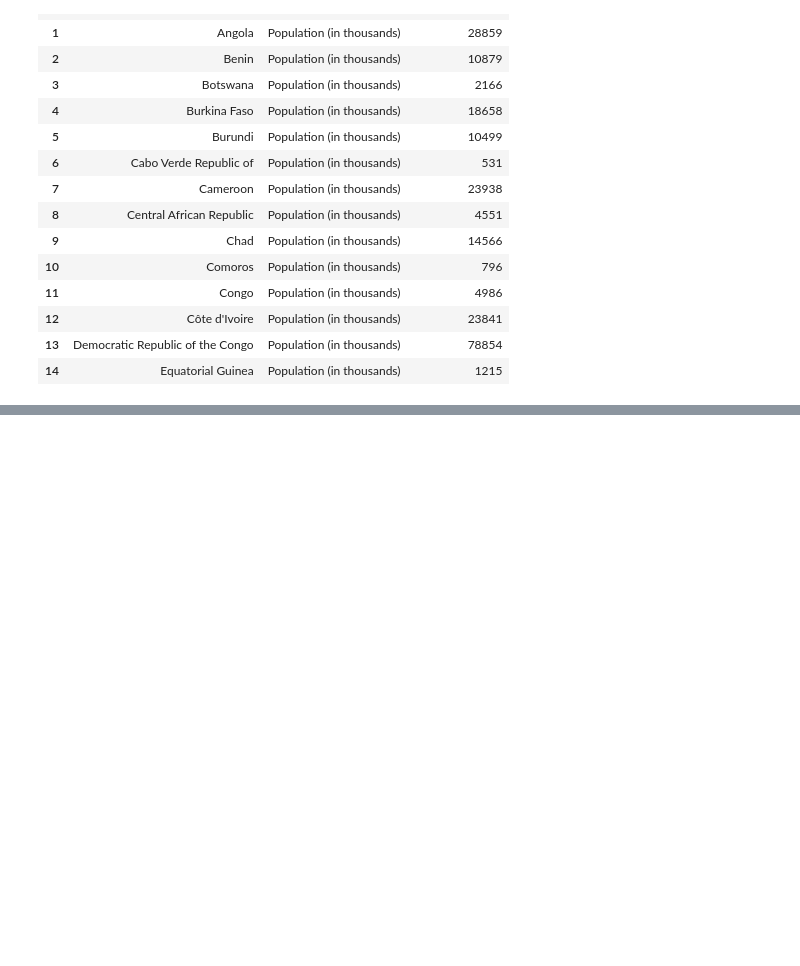
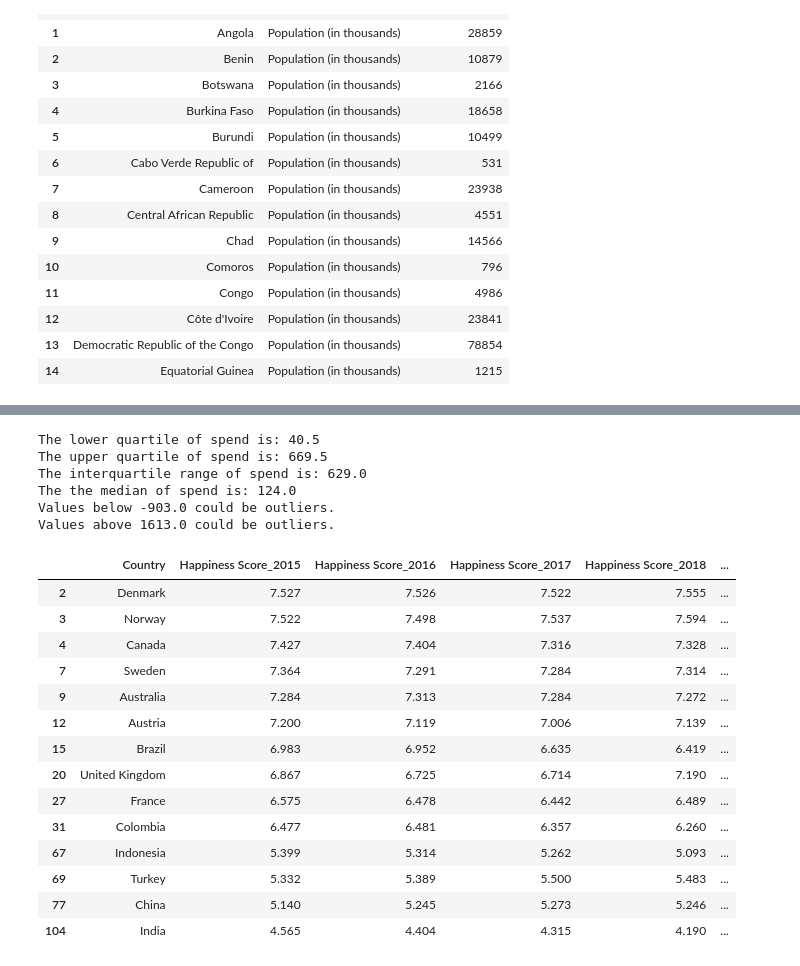
Before and after one commit to reginesgit/Factors-Contributing-to-a-Countrys-Happiness, a Jupyter notebook: Healthcare/healthmergehappy.ipynb, the cells around one changed output, grey strips where cells are left out. Cells and saved outputs as stored; diff of their text form; code cells hidden in the pictures; blank space fills up the shorter version.

```diff
--- a/Healthcare/healthmergehappy.ipynb
+++ b/Healthcare/healthmergehappy.ipynb
@@ -96,0 +153,41 @@ health_data_complete
+# %%
+#determine outliers
+quartiles = happy_health_df['Avg Spend'].quantile([.25,.5,.75])
+lowerq = quartiles[0.25]
+upperq = quartiles[0.75]
+iqr = upperq-lowerq
+
+print(f"The lower quartile of spend is: {lowerq}")
+print(f"The upper quartile of spend is: {upperq}")
+print(f"The interquartile range of spend is: {iqr}")
+print(f"The the median of spend is: {quartiles[0.5]} ")
+
+lower_bound = lowerq - (1.5*iqr)
+upper_bound = upperq + (1.5*iqr)
+print(f"Values below {lower_bound} could be outliers.")
+print(f"Values above {upper_bound} could be outliers.")
+
+outlier_spend = happy_health_df.loc[(happy_health_df['Avg Spend'] < lower_bound) | (happy_health_df['Avg Spend'] > upper_bound)]
+outlier_spend
+# %% [output]
+The lower quartile of spend is: 40.5
+The upper quartile of spend is: 669.5
+The interquartile range of spend is: 629.0
+The the median of spend is: 124.0
+Values below -903.0 could be outliers.
+Values above 1613.0 could be outliers.
+|  | Country | Happiness Score_2015 | Happiness Score_2016 | Happiness Score_2017 | Happiness Score_2018 | ... |
+| 2 | Denmark | 7.527 | 7.526 | 7.522 | 7.555 | ... |
+| 3 | Norway | 7.522 | 7.498 | 7.537 | 7.594 | ... |
+| 4 | Canada | 7.427 | 7.404 | 7.316 | 7.328 | ... |
+| 7 | Sweden | 7.364 | 7.291 | 7.284 | 7.314 | ... |
+| 9 | Australia | 7.284 | 7.313 | 7.284 | 7.272 | ... |
+| 12 | Austria | 7.200 | 7.119 | 7.006 | 7.139 | ... |
+| 15 | Brazil | 6.983 | 6.952 | 6.635 | 6.419 | ... |
+| 20 | United Kingdom | 6.867 | 6.725 | 6.714 | 7.190 | ... |
+| 27 | France | 6.575 | 6.478 | 6.442 | 6.489 | ... |
+| 31 | Colombia | 6.477 | 6.481 | 6.357 | 6.260 | ... |
+| 67 | Indonesia | 5.399 | 5.314 | 5.262 | 5.093 | ... |
+| 69 | Turkey | 5.332 | 5.389 | 5.500 | 5.483 | ... |
+| 77 | China | 5.140 | 5.245 | 5.273 | 5.246 | ... |
+| 104 | India | 4.565 | 4.404 | 4.315 | 4.190 | ... |
```
Also changed, not shown: parts of 16 cells of this notebook, 1 other file.
